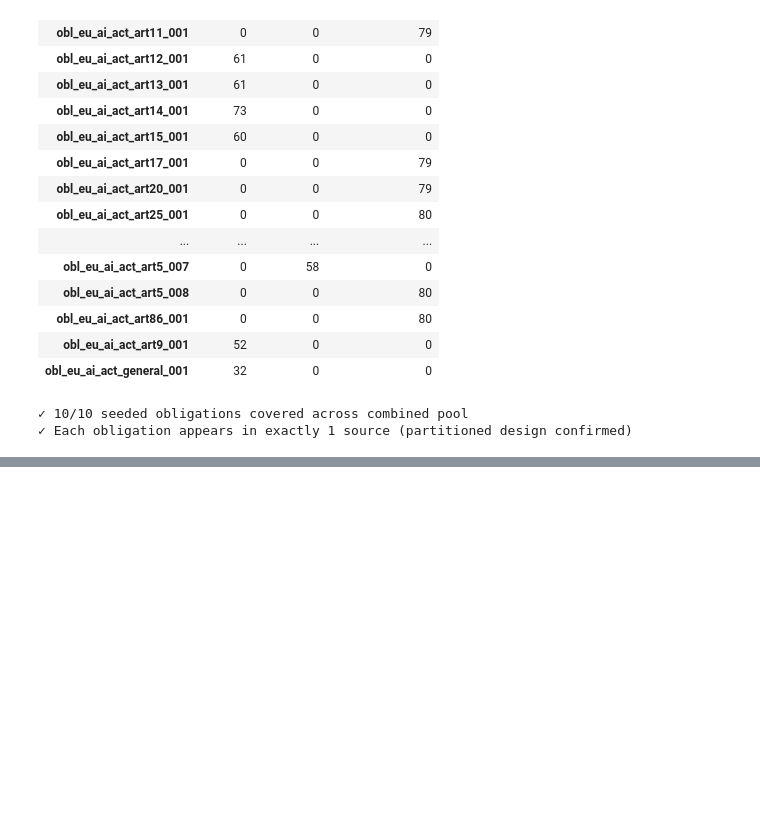
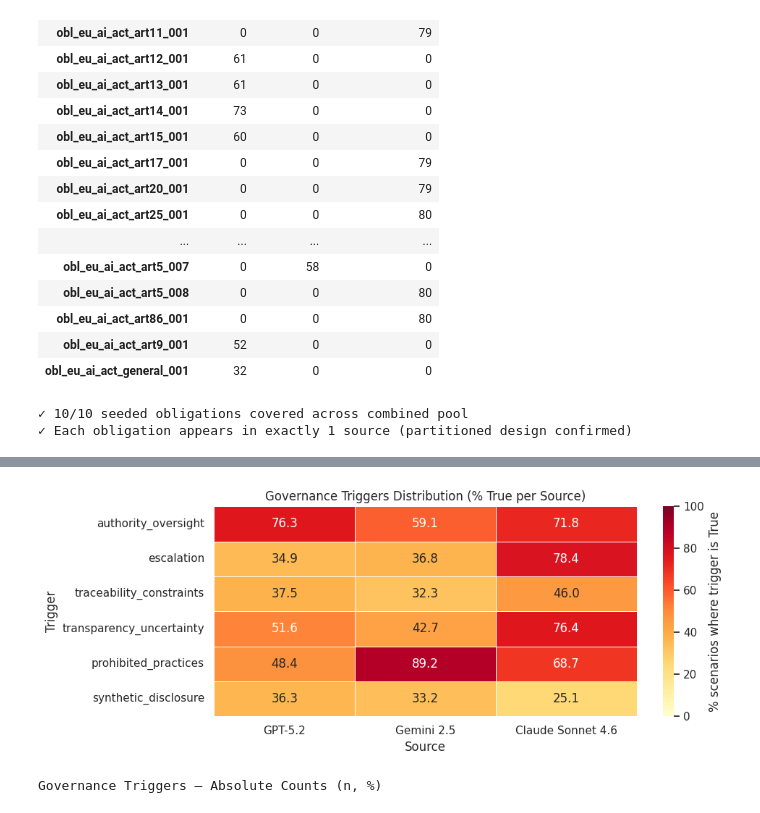
Before and after one commit to ziakn/aipurview-code, a Jupyter notebook: GRSModule/pre_sampling_analysis.ipynb, the cells around one changed output, grey strips where cells are left out. Saved outputs shown, nothing was run; the diff lists cells and outputs as text; code cells hidden in the pictures; blank space fills up the shorter version.

Commit message:
feat(notebook): add governance triggers heatmap and count table (section 7)

```diff
--- a/GRSModule/pre_sampling_analysis.ipynb
+++ b/GRSModule/pre_sampling_analysis.ipynb
@@ -335,0 +340,61 @@ Obligation-to-Source Scenario Counts:
+# %%
+# ── GOVERNANCE TRIGGERS DISTRIBUTION ─────────────────────────
+TRIGGER_COLS = [
+    "authority_oversight",
+    "escalation",
+    "traceability_constraints",
+    "transparency_uncertainty",
+    "prohibited_practices",
+    "synthetic_disclosure",
+]
+
+# Expand governance_triggers dict into columns
+triggers_expanded = df["governance_triggers"].apply(pd.Series)
+# Ensure boolean columns are properly typed
+triggers_expanded = triggers_expanded[TRIGGER_COLS].astype(bool)
+df_triggers = pd.concat([df[["source"]], triggers_expanded], axis=1)
+
+# Percentage True per source per trigger
+pct_matrix = df_triggers.groupby("source")[TRIGGER_COLS].apply(lambda x: (x == True).sum() / len(x) * 100)
+pct_matrix = pct_matrix.reindex(SOURCE_ORDER)
+
+# Heatmap
+fig, ax = plt.subplots(figsize=(10, 4))
+sns.heatmap(
+    pct_matrix.T,
+    annot=True,
+    fmt=".1f",
+    cmap="YlOrRd",
+    linewidths=0.5,
+    ax=ax,
+    vmin=0,
+    vmax=100,
+    cbar_kws={"label": "% scenarios where trigger is True"},
+)
+ax.set_title("Governance Triggers Distribution (% True per Source)")
+ax.set_xlabel("Source")
+ax.set_ylabel("Trigger")
+plt.tight_layout()
+plt.show()
+
+# Absolute count table
+count_matrix = df_triggers.groupby("source")[TRIGGER_COLS].apply(lambda x: (x == True).sum())
+count_matrix = count_matrix.reindex(SOURCE_ORDER)
+totals = df_triggers.groupby("source").size().reindex(SOURCE_ORDER)
+
+table_rows = []
+for source_name in SOURCE_ORDER:
+    total_s = totals[source_name]
+    row = {"Source": source_name}
+    for t in TRIGGER_COLS:
+        count = int(count_matrix.loc[source_name, t])
+        pct = count / total_s * 100
+        row[t] = f"{count} ({pct:.1f}%)"
+    table_rows.append(row)
+
+pd.DataFrame(table_rows).set_index("Source").style.set_caption(
+    "Governance Triggers — Absolute Counts (n, %)"
+)
+# %% [output]
+[figure, added]
+Governance Triggers — Absolute Counts (n, %)
```
Also changed, not shown: parts of 2 cells of this notebook.
